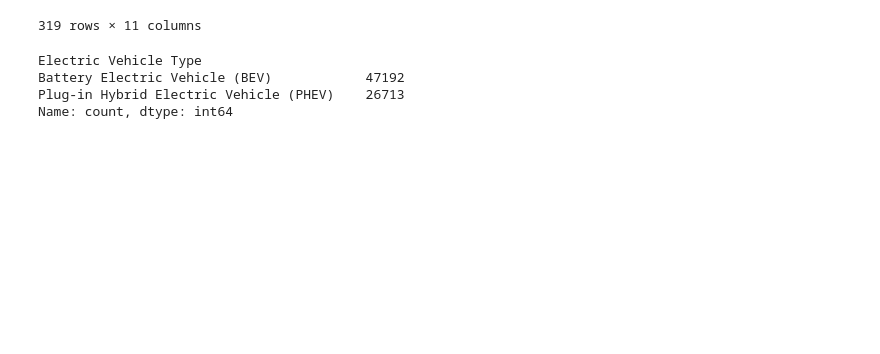
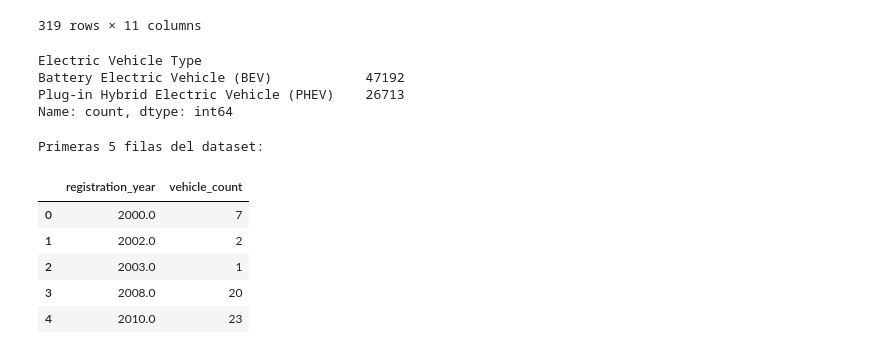
Before and after one commit to fischerguillermo/ev-challenge-project, a Jupyter notebook: notebooks/exploratory_analysis.ipynb, the cells around one changed output. Drawn from its saved outputs; the diff is of its cells as text; code cells hidden in the pictures; blank space fills up the shorter version.

```diff
--- a/notebooks/exploratory_analysis.ipynb
+++ b/notebooks/exploratory_analysis.ipynb
@@ -577,3 +640,22 @@ Electric Vehicle Type
 Battery Electric Vehicle (BEV)            47192
 Plug-in Hybrid Electric Vehicle (PHEV)    26713
 Name: count, dtype: int64
+# %%
+# Cargar el dataset
+FILE_NAME = 'vehicles_by_year.csv'
+FILE_PATH = Path("../data/processed/power_bi") / FILE_NAME
+df = pd.read_csv(FILE_PATH)
+
+
+
+# Mostrar las primeras filas del DataFrame
+print("\nPrimeras 5 filas del dataset:")
+display(df.head())
+# %% [output]
+Primeras 5 filas del dataset:
+|  | registration_year | vehicle_count |
+| 0 | 2000.0 | 7 |
+| 1 | 2002.0 | 2 |
+| 2 | 2003.0 | 1 |
+| 3 | 2008.0 | 20 |
+| 4 | 2010.0 | 23 |
```
Also changed, not shown: parts of 4 cells of this notebook, 8 other files.
